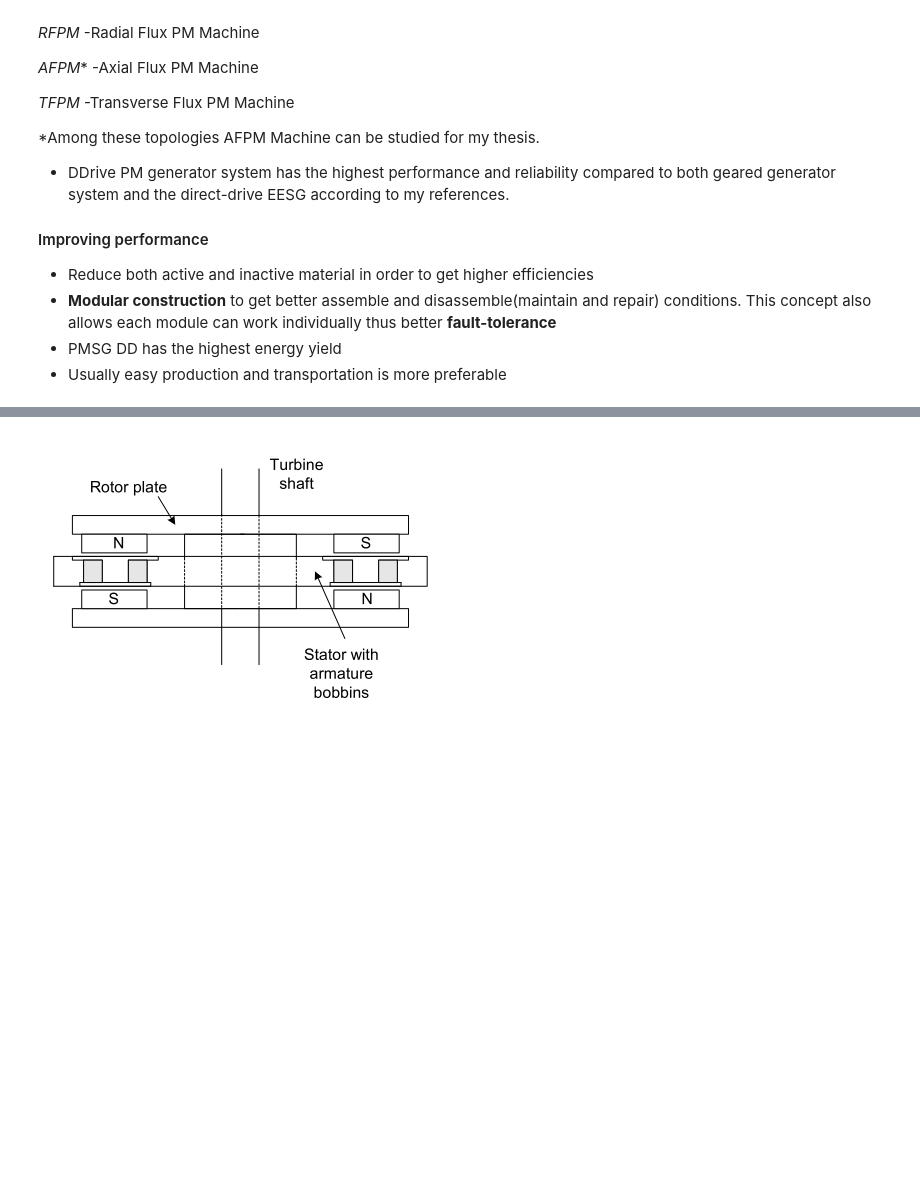
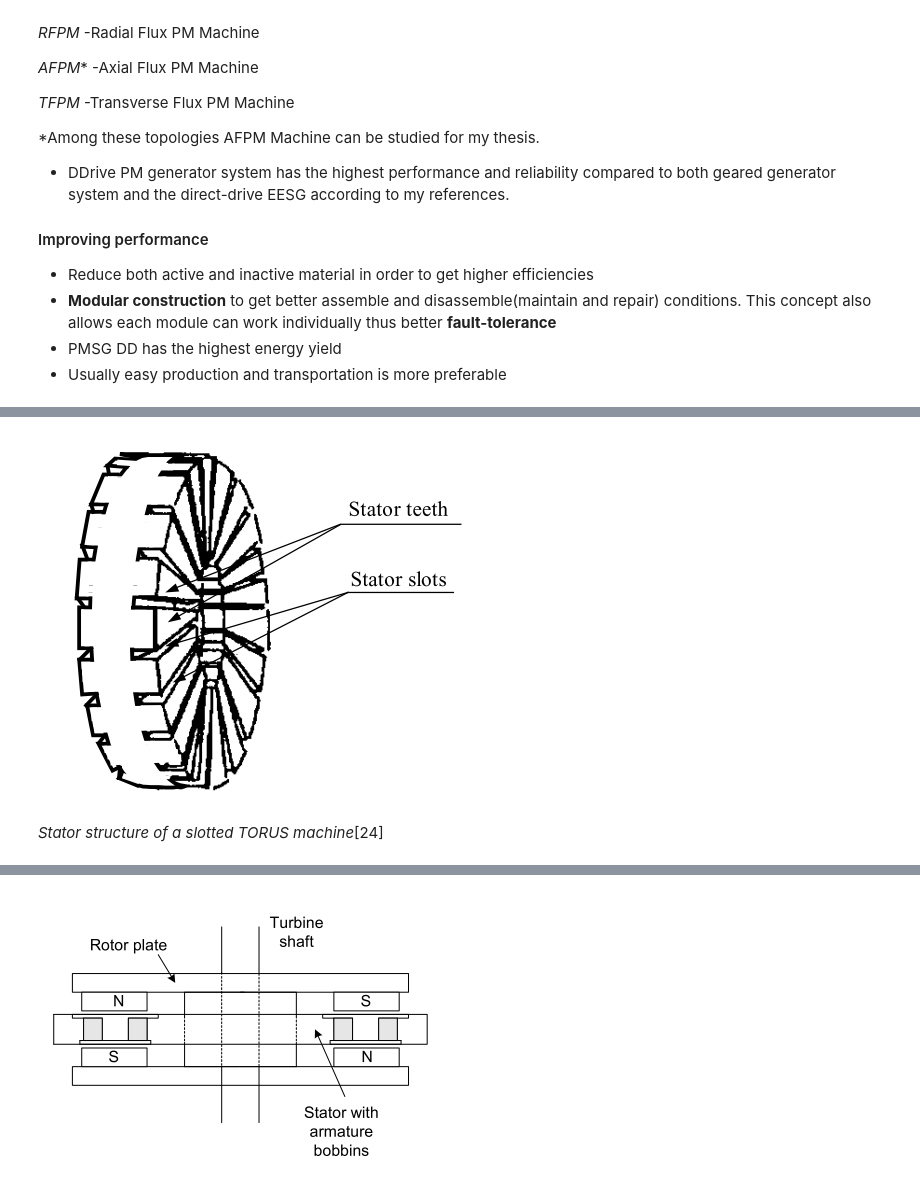
Before and after one commit to aydinbaskaya/MS_Thesis, a Jupyter notebook: Modular Generators/Documents/Direct-drive wind turbines .ipynb, the cells around one changed output, grey strips where cells are left out. Drawn from its saved outputs; the diff is of its cells as text; code cells hidden in the pictures; blank space fills up the shorter version.

Commit message:
Update
slotted torus image and reference

```diff
--- a/Modular Generators/Documents/Direct-drive wind turbines .ipynb
+++ b/Modular Generators/Documents/Direct-drive wind turbines .ipynb
@@ -99 +107,8 @@ As we've referred in "Wind Turbines" notebook there are 3 main PM(Permanent magn
+# %%
+from IPython.display import Image
+Image(filename='slotted-torus.png')
+# %% [output]
+[figure, added]
+# %% [markdown]
+*Stator structure of a slotted TORUS machine*[24]
 # %% [markdown]
```
Also changed, not shown: parts of 2 cells of this notebook, 2 other files.
